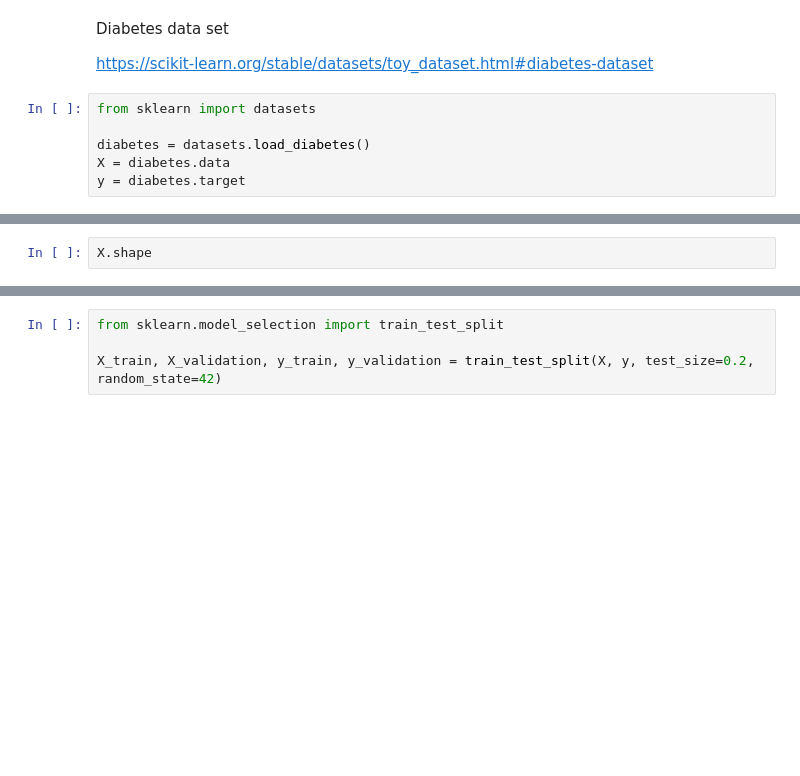
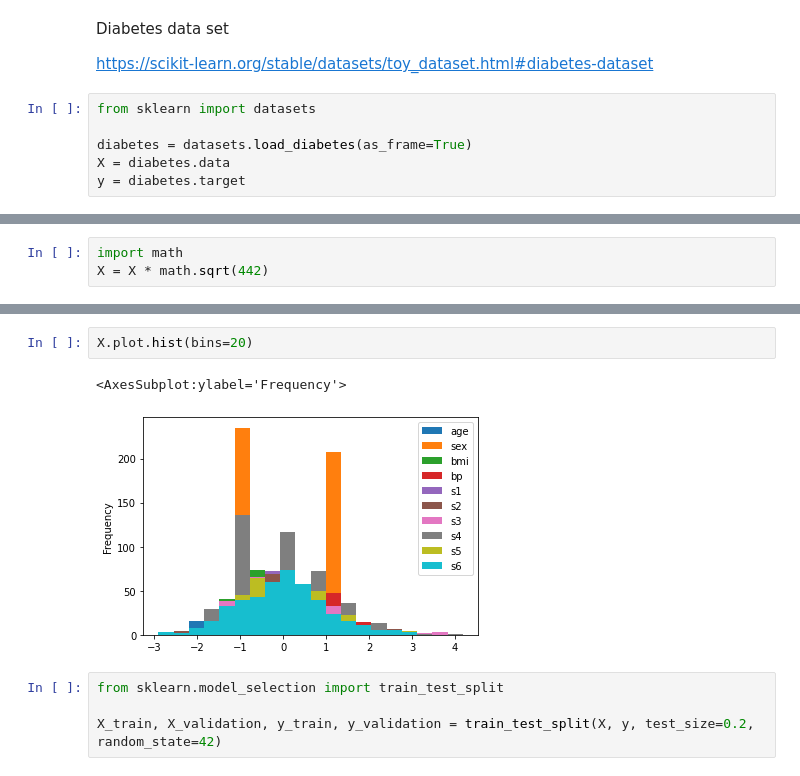
Before and after one commit to swimmingcat/ML101, a Jupyter notebook: linear_regression_example.ipynb, the cells around one changed output, grey strips where cells are left out. Cells and saved outputs as stored; diff of their text form; blank space fills up the shorter version.

```diff
--- a/linear_regression_example.ipynb
+++ b/linear_regression_example.ipynb
@@ -11,6 +11,6 @@ https://scikit-learn.org/stable/datasets/toy_dataset.html#diabetes-dataset
 # %%
 from sklearn import datasets
 
-diabetes = datasets.load_diabetes()
+diabetes = datasets.load_diabetes(as_frame=True)
 X = diabetes.data
 y = diabetes.target
@@ -17,2 +29,3 @@ y = diabetes.target
 # %%
-X.shape
+import math
+X = X * math.sqrt(442)
@@ -25,3 +59,8 @@ y.shape
+# %%
+X.plot.hist(bins=20)
+# %% [output]
+<AxesSubplot:ylabel='Frequency'>
+[figure, added]
 # %%
 from sklearn.model_selection import train_test_split
 
```
Also changed, not shown: parts of 12 cells of this notebook, 3 other files.
